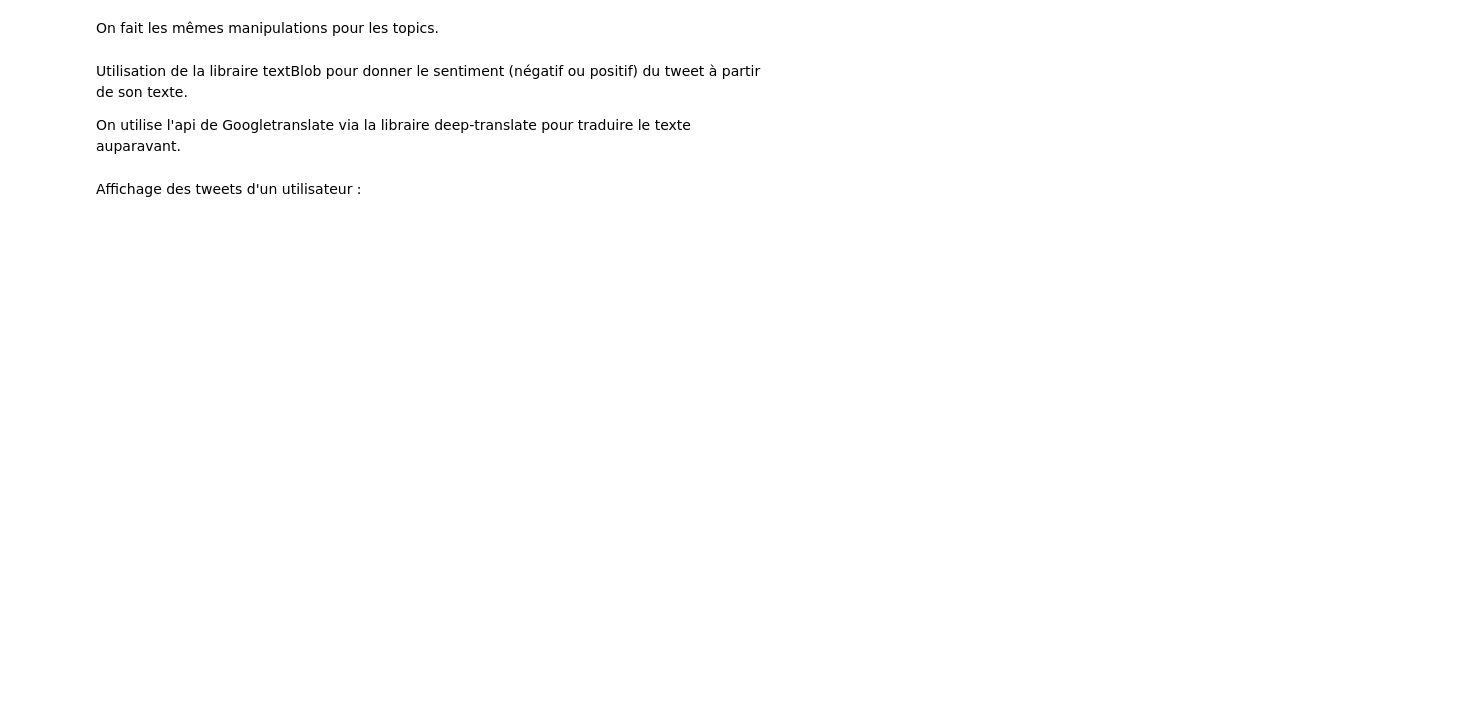
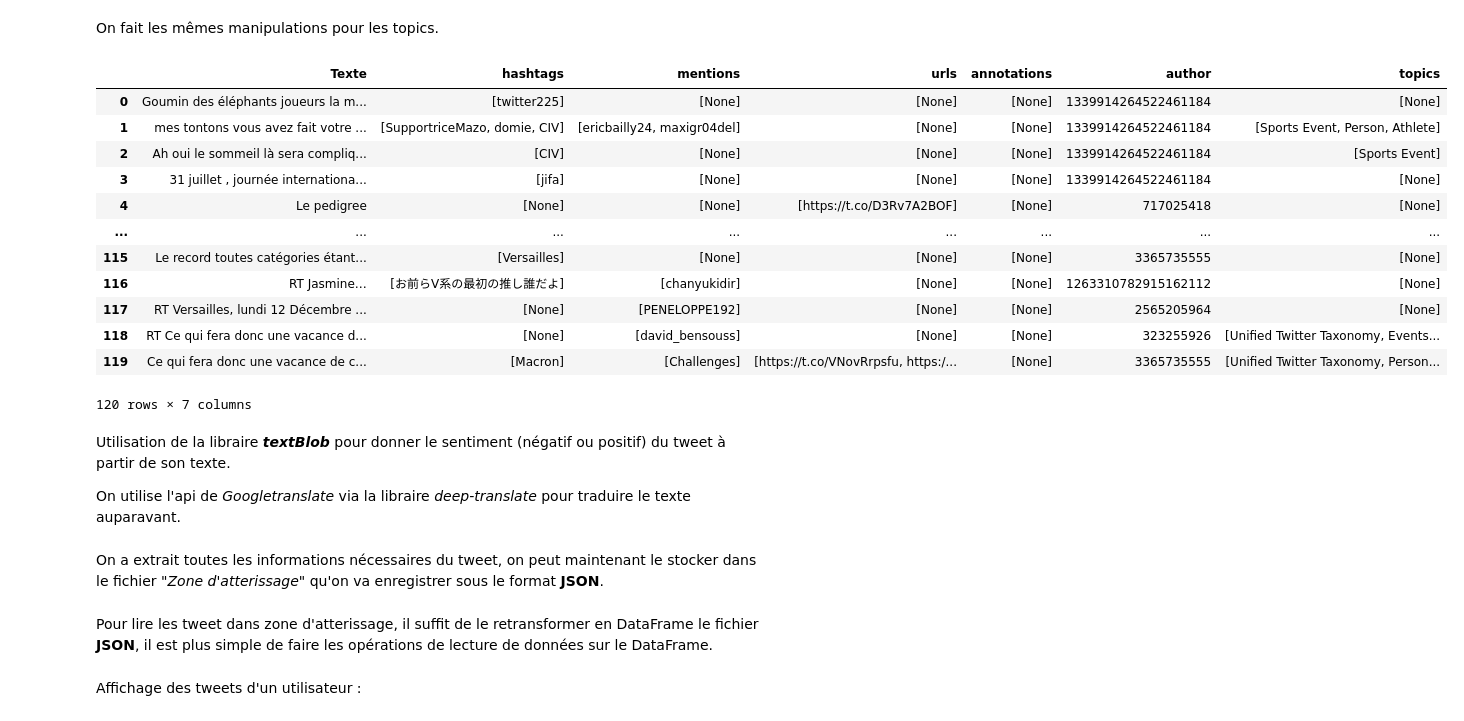
Before and after one commit to uvsq22102587/ProjetAnalyseDeDonnees, a Jupyter notebook: Notebook Final.ipynb, the cells around one changed output. Drawn from its saved outputs; the diff is of its cells as text; code cells hidden in the pictures; blank space fills up the shorter version.

```diff
--- a/Notebook Final.ipynb
+++ b/Notebook Final.ipynb
@@ -79,12 +149,3 @@ def no_URL(chiffre):
     return result
 # %% [markdown]
 Fonction qui nettoie le texte avec toutes les fonctions créé auparavant.
-# %%
-def menage(NumeroTweet):
-    "fonction qui applique toutes les autres fonction pour avoir un texte propre"
-    result = no_retourchariot(NumeroTweet)
-    result = no_emoticone(result)
-    result = no_mention(result)
-    result = no_hastags(result)
-    result = no_URL(result)
-    return result
@@ -95,8 +171,8 @@ Insérer le texte nettoyer des tweet dans le data Frame TweetFiltrer
 # %%
-#insertion du texte nettoyer dans le Data Frame TweetFiltrer
+#insertion du texte nettoyé dans le Data Frame TweetFiltrer
 list_texte = []
-for i in range(0,20):
-    texte = menage(i)
+for i in range(0,len(pdTweet["text"])):
+    texte = menage(i, pdTweet)
     list_texte.append(texte)
-pdTweetFiltre["Texte"] = list_texte
+pdTweetFiltre["Texte"] = pd.Series(list_texte)
 pdTweetFiltre
@@ -112,8 +216,11 @@ pdEntities
 Cette cellule trie les informations stockées dans la colonnes "Entities" dans le dataframe initial et le stocke dans un autre dataframe.
 # %%
 for columns_name in pdEntities:
+        # longueur de la colonne
         lenSeries = len(pdEntities[columns_name])
         lElement = []
+        # Les données sont parfois stocké sous forme de dictionnaire,
+        # pour chaque nom on définit la clé du dictionnaire qui nous intérèsse.
         if columns_name == "hashtags":
                 key = "tag"
         elif columns_name == "mentions":
@@ -122,11 +229,16 @@ for columns_name in pdEntities:
                 key = "url"
         else:
                 key = None
-        for i in range(0,lenSeries):
+        for tweet in range(0,lenSeries):
+                # Pour chaque élement, il peut y avoir plusieurs entités, par
+                # exemple dans le cas des hashtags, il peut y avoir plusieurs hashtag par tweet.
+                # on va donc les stocker dans une sous liste.
                 lElementUnder = []
-                if type(pdEntities[columns_name][i]) == list:
-                        for j in range(0, int(len(pdEntities[columns_name][i]))):
-                                lElementUnder.append(pdEntities[columns_name][i][j].get(key))
+                if type(pdEntities[columns_name][tweet]) == list:
+                        for j in range(0, int(len(pdEntities[columns_name][tweet]))):
+                                lElementUnder.append(pdEntities[columns_name][tweet][j].get(key))
+                # Si l'élement n'est pas une liste, il est forcément vide dans notre base de donnée.
+                # on crée donc une sous liste vide.
                 else:
                         lElementUnder.append(None)
                 lElement.append(lElementUnder)
@@ -142,22 +282,40 @@ pdTweetFiltre
 On fait les mêmes manipulations pour les topics.
 # %%
 sTopics = []
-for ligne in pdTweet["context_annotations"]:
+for tweet in pdTweet["context_annotations"]:
     sTopicsTweet = []
-    if type(ligne) == list:
-        lenSeries = len(ligne)
+    if type(tweet) == list:
+        lenSeries = len(tweet)
         for i in range(0, lenSeries):
-            topics = ligne[i].get("domain").get("name")
+            topics = tweet[i].get("domain").get("name")
+            # On vérifie que le topic ne soit pas déjà inscrit (pas en double)
             if topics not in sTopicsTweet:
                 sTopicsTweet.append(topics)
+    # Si ce n'est pas une liste, alors il est vide
     else:
         sTopicsTweet.append(None)
+    # On stocke la sous-liste dans la liste initiale.
     sTopics.append(sTopicsTweet)
+# On insère dans notre DataFrame
 pdTweetFiltre["topics"] = sTopics
 pdTweetFiltre
+# %% [output]
+|  | Texte | hashtags | mentions | urls | annotations | author | topics |
+| 0 | Goumin des éléphants joueurs la m... | [twitter225] | [None] | [None] | [None] | 1339914264522461184 | [None] |
+| 1 | mes tontons vous avez fait votre ... | [SupportriceMazo, domie, CIV] | [ericbailly24, maxigr04del] | [None] | [None] | 1339914264522461184 | [Sports Event, Person, Athlete] |
+| 2 | Ah oui le sommeil là sera compliq... | [CIV] | [None] | [None] | [None] | 1339914264522461184 | [Sports Event] |
+| 3 | 31 juillet , journée internationa... | [jifa] | [None] | [None] | [None] | 1339914264522461184 | [None] |
+| 4 | Le pedigree | [None] | [None] | [https://t.co/D3Rv7A2BOF] | [None] | 717025418 | [None] |
+| ... | ... | ... | ... | ... | ... | ... | ... |
+| 115 | Le record toutes catégories étant... | [Versailles] | [None] | [None] | [None] | 3365735555 | [None] |
+| 116 | RT Jasmine… | [お前らV系の最初の推し誰だよ] | [chanyukidir] | [None] | [None] | 1263310782915162112 | [None] |
+| 117 | RT Versailles, lundi 12 Décembre ... | [None] | [PENELOPPE192] | [None] | [None] | 2565205964 | [None] |
+| 118 | RT Ce qui fera donc une vacance d... | [None] | [david_bensouss] | [None] | [None] | 323255926 | [Unified Twitter Taxonomy, Events... |
+| 119 | Ce qui fera donc une vacance de c... | [Macron] | [Challenges] | [https://t.co/VNovRrpsfu, https:/... | [None] | 3365735555 | [Unified Twitter Taxonomy, Person... |
+120 rows × 7 columns
 # %% [markdown]
-Utilisation de la libraire textBlob pour donner le sentiment (négatif ou positif) du tweet à partir de son texte.
+Utilisation de la libraire ***textBlob*** pour donner le sentiment (négatif ou positif) du tweet à partir de son texte.
 
-On utilise l'api de Googletranslate via la libraire deep-translate pour traduire le texte auparavant.
+On utilise l'api de *Googletranslate* via la libraire *deep-translate* pour traduire le texte auparavant.
 # %%
 def analysis_sentiment(source:pd.DataFrame):
@@ -170,3 +335,5 @@ def analysis_sentiment(source:pd.DataFrame):
     return liste_sentiment
 
 pdTweetFiltre["sentiment"] = analysis_sentiment(pdTweetFiltre)
+# %% [markdown]
+On a extrait toutes les informations nécessaires du tweet, on peut maintenant le stocker dans le fichier *"Zone d'atterissage"* qu'on va enregistrer sous le format **JSON**.
@@ -172,0 +342,2 @@ pdTweetFiltre["sentiment"] = analysis_sentiment(pdTweetFiltre)
+# %% [markdown]
+Pour lire les tweet dans zone d'atterissage, il suffit de le retransformer en DataFrame le fichier **JSON**, il est plus simple de faire les opérations de lecture de données sur le DataFrame.
```
Also changed, not shown: parts of 41 cells of this notebook, 5 other files.
